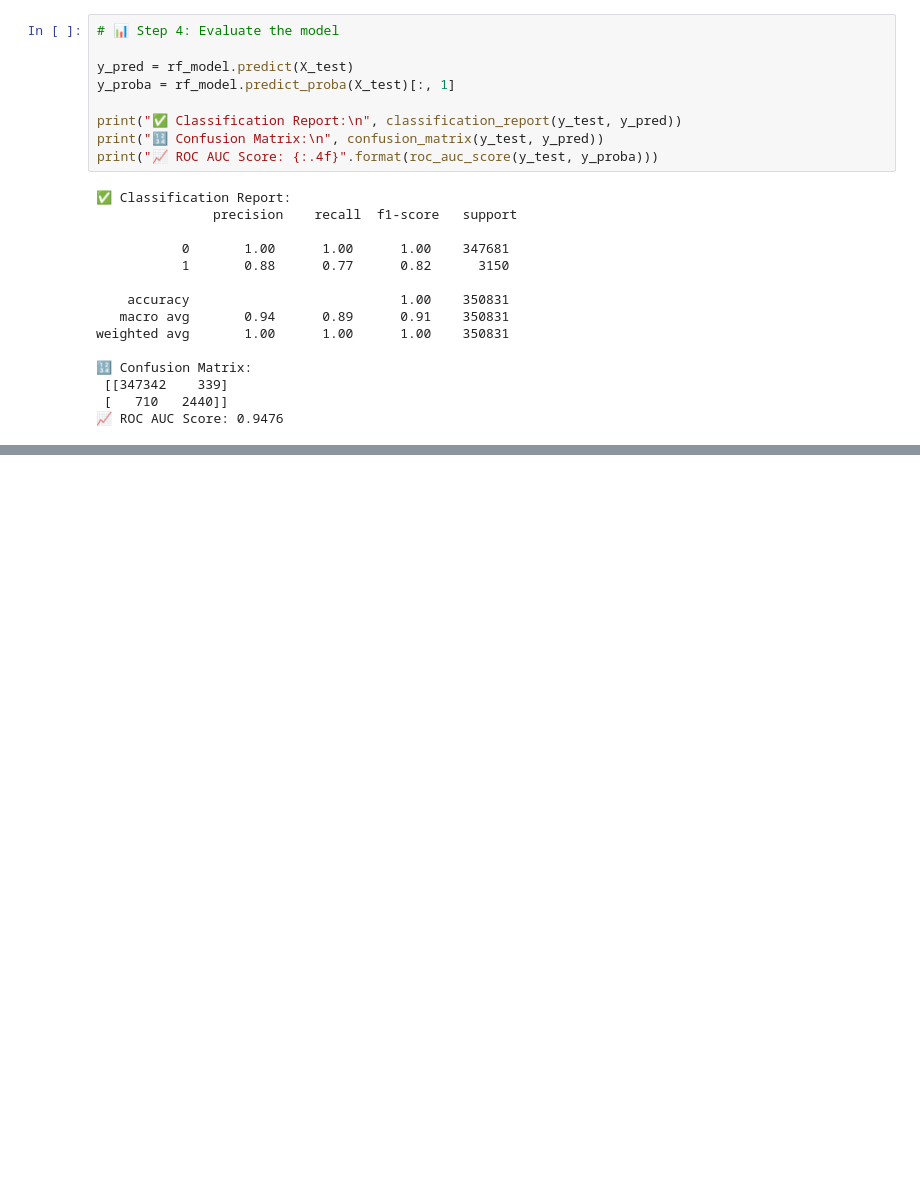
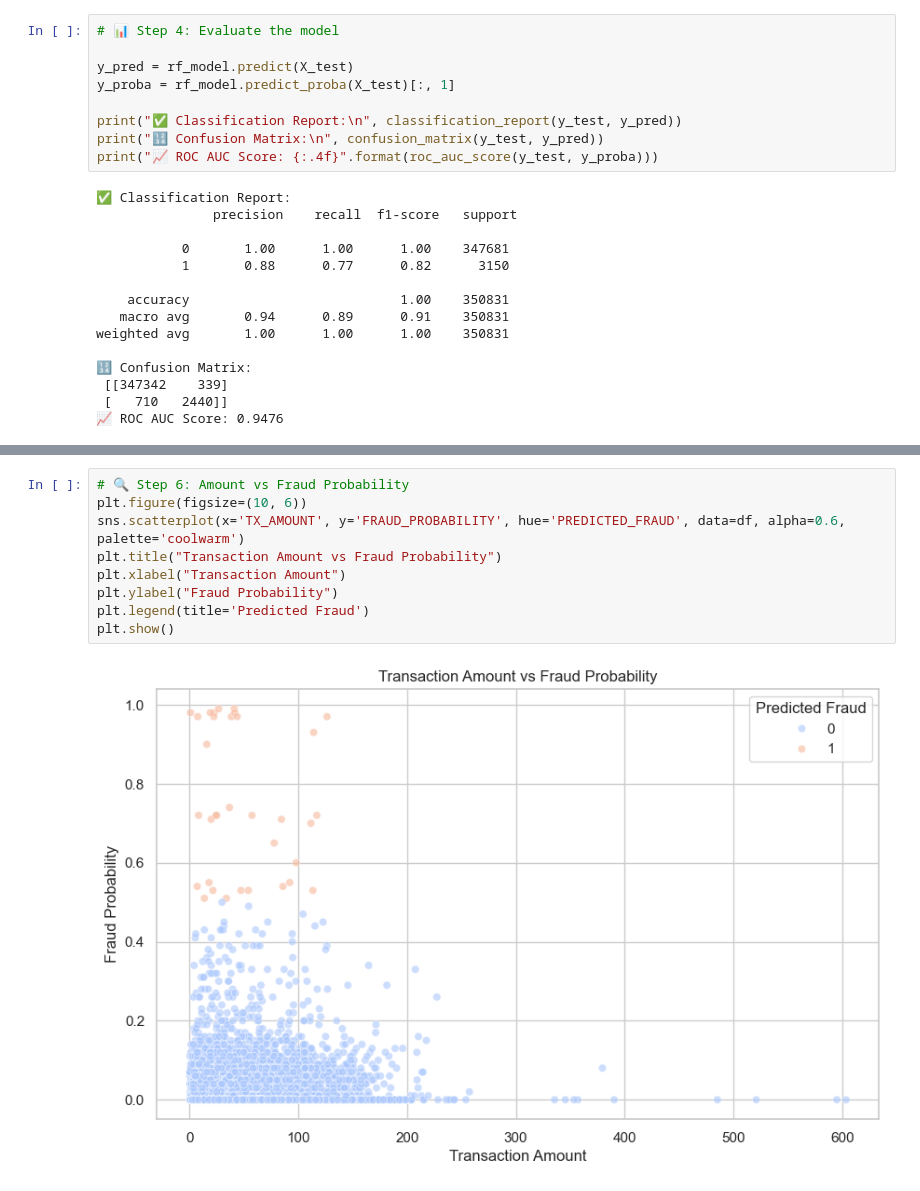
Before and after one commit to Zubin123/Fraud-Transaction-Detection-, a Jupyter notebook: notebooks/EDA.ipynb, the cells around one changed output, grey strips where cells are left out. Saved outputs shown, nothing was run; the diff lists cells and outputs as text; blank space fills up the shorter version.

```diff
--- a/notebooks/EDA.ipynb
+++ b/notebooks/EDA.ipynb
@@ -279,0 +383,11 @@ weighted avg       1.00      1.00      1.00    350831
+# %%
+# 🔍 Step 6: Amount vs Fraud Probability
+plt.figure(figsize=(10, 6))
+sns.scatterplot(x='TX_AMOUNT', y='FRAUD_PROBABILITY', hue='PREDICTED_FRAUD', data=df, alpha=0.6, palette='coolwarm')
+plt.title("Transaction Amount vs Fraud Probability")
+plt.xlabel("Transaction Amount")
+plt.ylabel("Fraud Probability")
+plt.legend(title='Predicted Fraud')
+plt.show()
+# %% [output]
+[figure, added]
```
Also changed, not shown: parts of 9 cells of this notebook, 13 other files.
